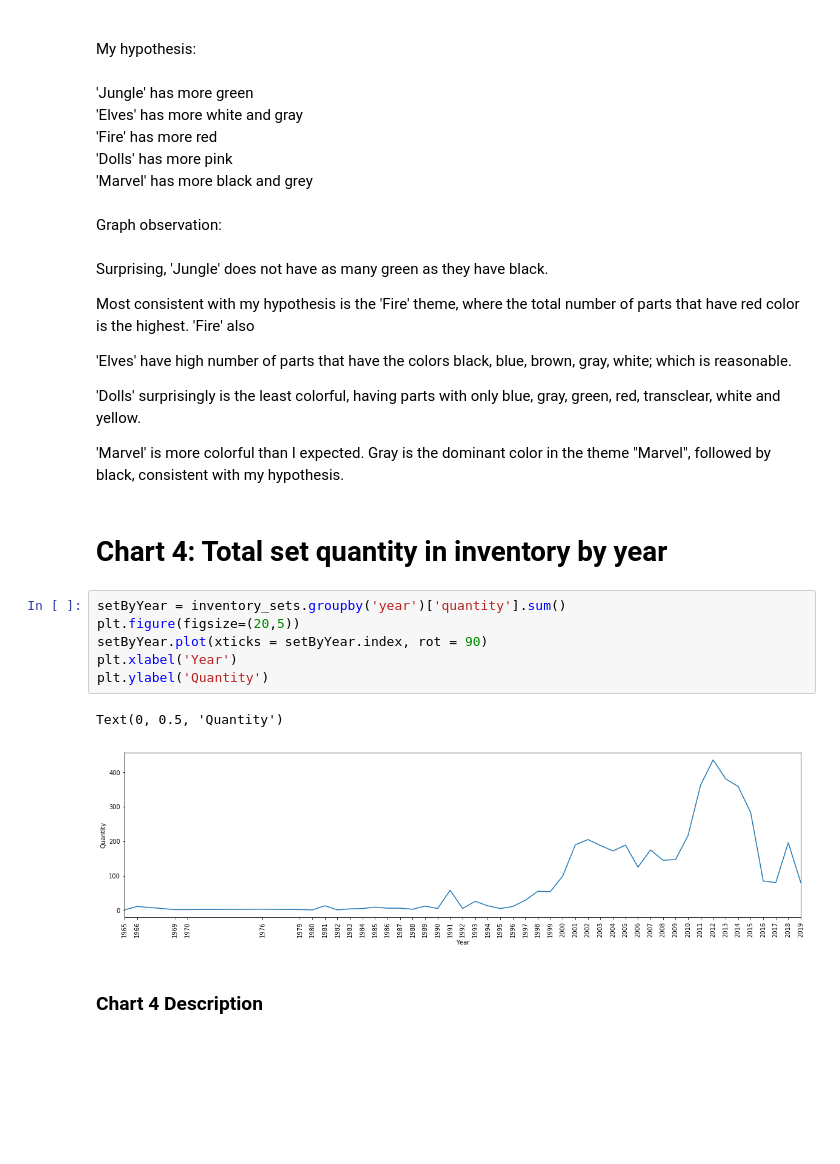
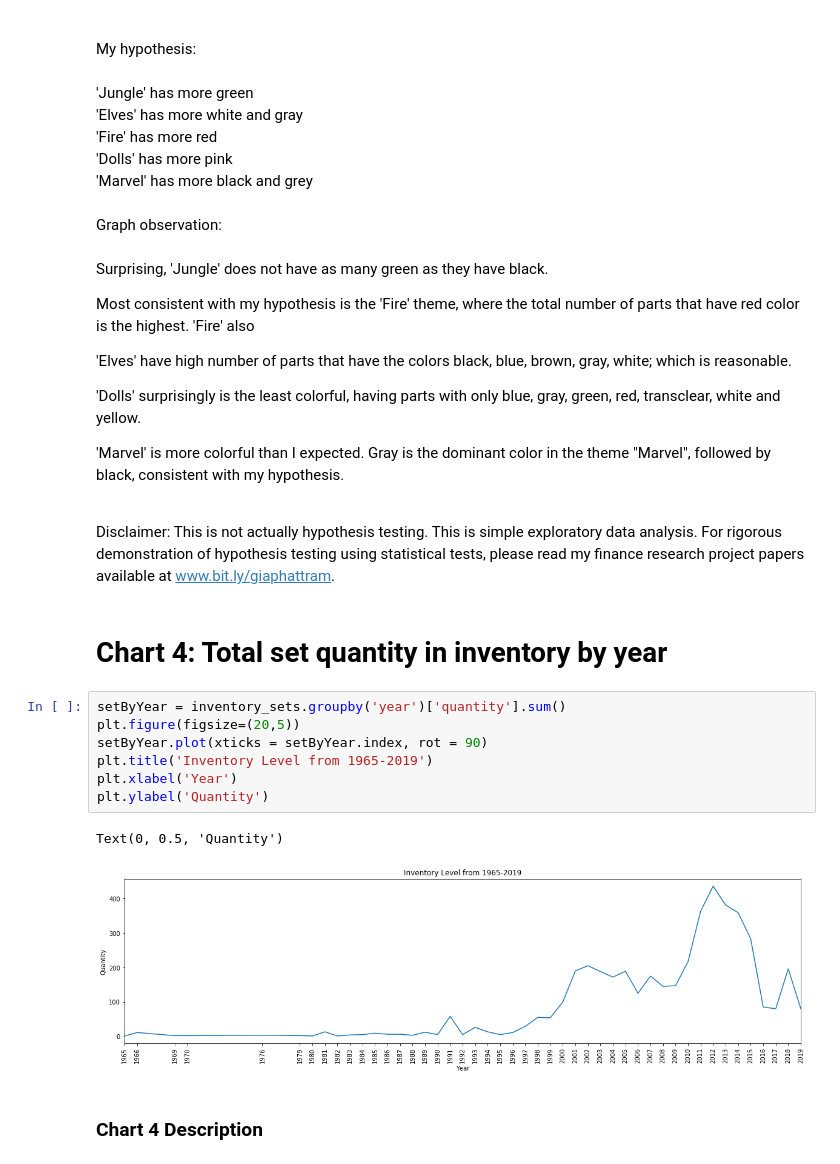
Before and after one commit to giaphattram/MiniDataAnalysisProjects, a Jupyter notebook: Lego Rebrickable Dataset Visualization & Insighting.ipynb, the cells around one changed output. Saved outputs shown, nothing was run; the diff lists cells and outputs as text; blank space fills up the shorter version.

```diff
--- a/Lego Rebrickable Dataset Visualization & Insighting.ipynb
+++ b/Lego Rebrickable Dataset Visualization & Insighting.ipynb
@@ -231,17 +280,20 @@ Most consistent with my hypothesis is the 'Fire' theme, where the total number o
 'Dolls' surprisingly is the least colorful, having parts with only blue, gray, green, red, transclear, white and yellow.
 
 'Marvel' is more colorful than I expected. Gray is the dominant color in the theme "Marvel", followed by black, consistent with my hypothesis.
+
+<br> Disclaimer: This is not actually hypothesis testing. This is simple exploratory data analysis. For rigorous demonstration of hypothesis testing using statistical tests, please read my finance research project papers available at www.bit.ly/giaphattram.
 # %% [markdown]
 # Chart 4: Total set quantity in inventory by year
 # %%
 setByYear = inventory_sets.groupby('year')['quantity'].sum()
 plt.figure(figsize=(20,5))
 setByYear.plot(xticks = setByYear.index, rot = 90)
+plt.title('Inventory Level from 1965-2019')
 plt.xlabel('Year')
 plt.ylabel('Quantity')
 # %% [output]
 Text(0, 0.5, 'Quantity')
-[figure, old version]
+[figure, new version]
 # %% [markdown]
 ### Chart 4 Description
 # %% [markdown]
```
Also changed, not shown: parts of 12 cells of this notebook.
